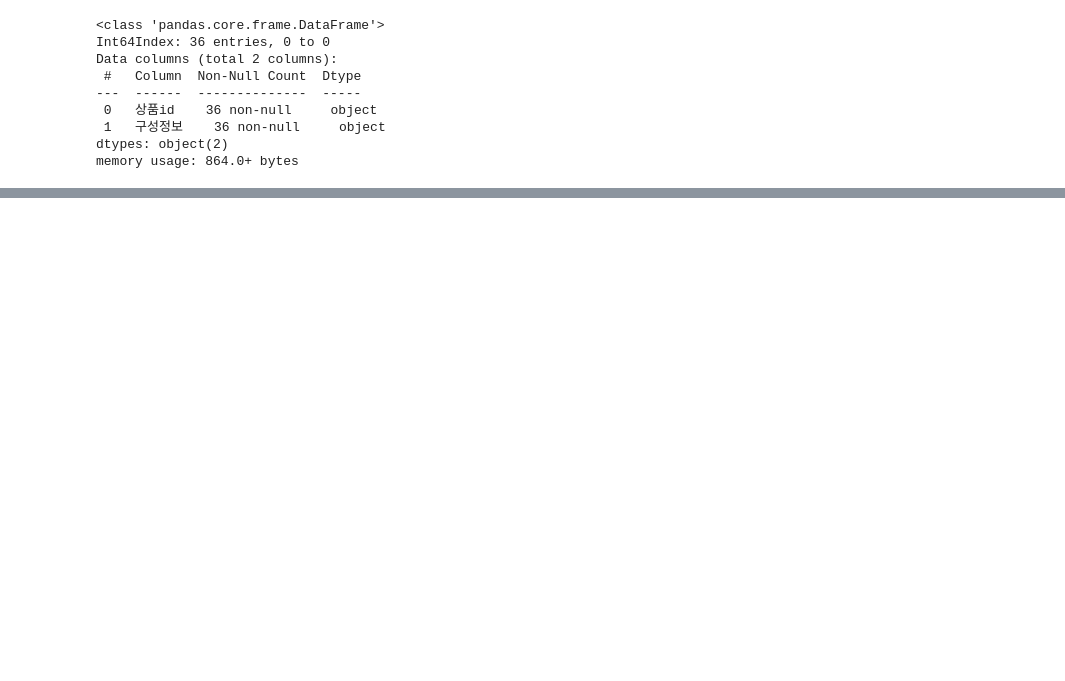
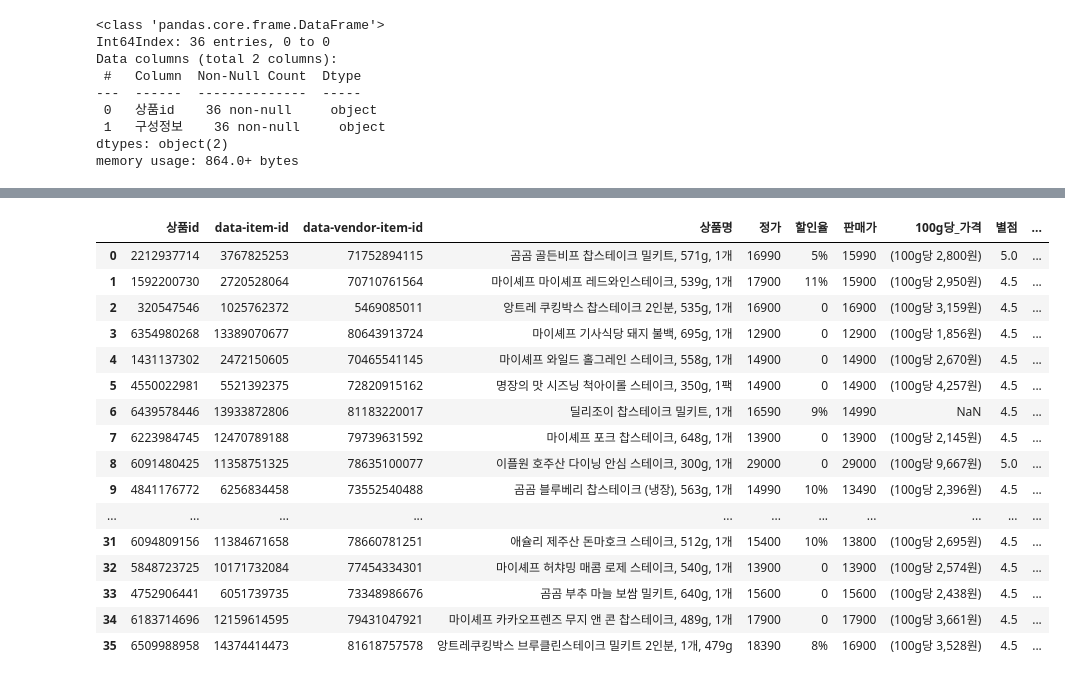
Before and after one commit to dajeong25/KDT_team4_FinalPJT, a Jupyter notebook: 01_웹크롤링/쿠팡크롤링.ipynb, the cells around one changed output, grey strips where cells are left out. Saved outputs shown, nothing was run; the diff lists cells and outputs as text; code cells hidden in the pictures; blank space fills up the shorter version.

```diff
--- a/01_웹크롤링/쿠팡크롤링.ipynb
+++ b/01_웹크롤링/쿠팡크롤링.ipynb
@@ -232,2 +218,22 @@ new_coupang_df.head()
+# %%
+new_coupang_df
+# %% [output]
+|  | 상품id | data-item-id | data-vendor-item-id | 상품명 | 정가 | 할인율 | 판매가 | 100g당_가격 | 별점 | ... |
+| 0 | 2212937714 | 3767825253 | 71752894115 | 곰곰 골든비프 찹스테이크 밀키트, 571g, 1개 | 16990 | 5% | 15990 | (100g당 2,800원) | 5.0 | ... |
+| 1 | 1592200730 | 2720528064 | 70710761564 | 마이셰프 마이셰프 레드와인스테이크, 539g, 1개 | 17900 | 11% | 15900 | (100g당 2,950원) | 4.5 | ... |
+| 2 | 320547546 | 1025762372 | 5469085011 | 앙트레 쿠킹박스 찹스테이크 2인분, 535g, 1개 | 16900 | 0 | 16900 | (100g당 3,159원) | 4.5 | ... |
+| 3 | 6354980268 | 13389070677 | 80643913724 | 마이셰프 기사식당 돼지 불백, 695g, 1개 | 12900 | 0 | 12900 | (100g당 1,856원) | 4.5 | ... |
+| 4 | 1431137302 | 2472150605 | 70465541145 | 마이셰프 와일드 홀그레인 스테이크, 558g, 1개 | 14900 | 0 | 14900 | (100g당 2,670원) | 4.5 | ... |
+| 5 | 4550022981 | 5521392375 | 72820915162 | 명장의 맛 시즈닝 척아이롤 스테이크, 350g, 1팩 | 14900 | 0 | 14900 | (100g당 4,257원) | 4.5 | ... |
+| 6 | 6439578446 | 13933872806 | 81183220017 | 딜리조이 찹스테이크 밀키트, 1개 | 16590 | 9% | 14990 | NaN | 4.5 | ... |
+| 7 | 6223984745 | 12470789188 | 79739631592 | 마이셰프 포크 찹스테이크, 648g, 1개 | 13900 | 0 | 13900 | (100g당 2,145원) | 4.5 | ... |
+| 8 | 6091480425 | 11358751325 | 78635100077 | 이플원 호주산 다이닝 안심 스테이크, 300g, 1개 | 29000 | 0 | 29000 | (100g당 9,667원) | 5.0 | ... |
+| 9 | 4841176772 | 6256834458 | 73552540488 | 곰곰 블루베리 찹스테이크 (냉장), 563g, 1개 | 14990 | 10% | 13490 | (100g당 2,396원) | 4.5 | ... |
+| ... | ... | ... | ... | ... | ... | ... | ... | ... | ... | ... |
+| 31 | 6094809156 | 11384671658 | 78660781251 | 애슐리 제주산 돈마호크 스테이크, 512g, 1개 | 15400 | 10% | 13800 | (100g당 2,695원) | 4.5 | ... |
+| 32 | 5848723725 | 10171732084 | 77454334301 | 마이셰프 허챠밍 매콤 로제 스테이크, 540g, 1개 | 13900 | 0 | 13900 | (100g당 2,574원) | 4.5 | ... |
+| 33 | 4752906441 | 6051739735 | 73348986676 | 곰곰 부추 마늘 보쌈 밀키트, 640g, 1개 | 15600 | 0 | 15600 | (100g당 2,438원) | 4.5 | ... |
+| 34 | 6183714696 | 12159614595 | 79431047921 | 마이셰프 카카오프렌즈 무지 앤 콘 찹스테이크, 489g, 1개 | 17900 | 0 | 17900 | (100g당 3,661원) | 4.5 | ... |
+| 35 | 6509988958 | 14374414473 | 81618757578 | 앙트레쿠킹박스 브루클린스테이크 밀키트 2인분, 1개, 479g | 18390 | 8% | 16900 | (100g당 3,528원) | 4.5 | ... |
 # %%
 new_coupang_df.info()
```
Also changed, not shown: parts of 12 cells of this notebook.
